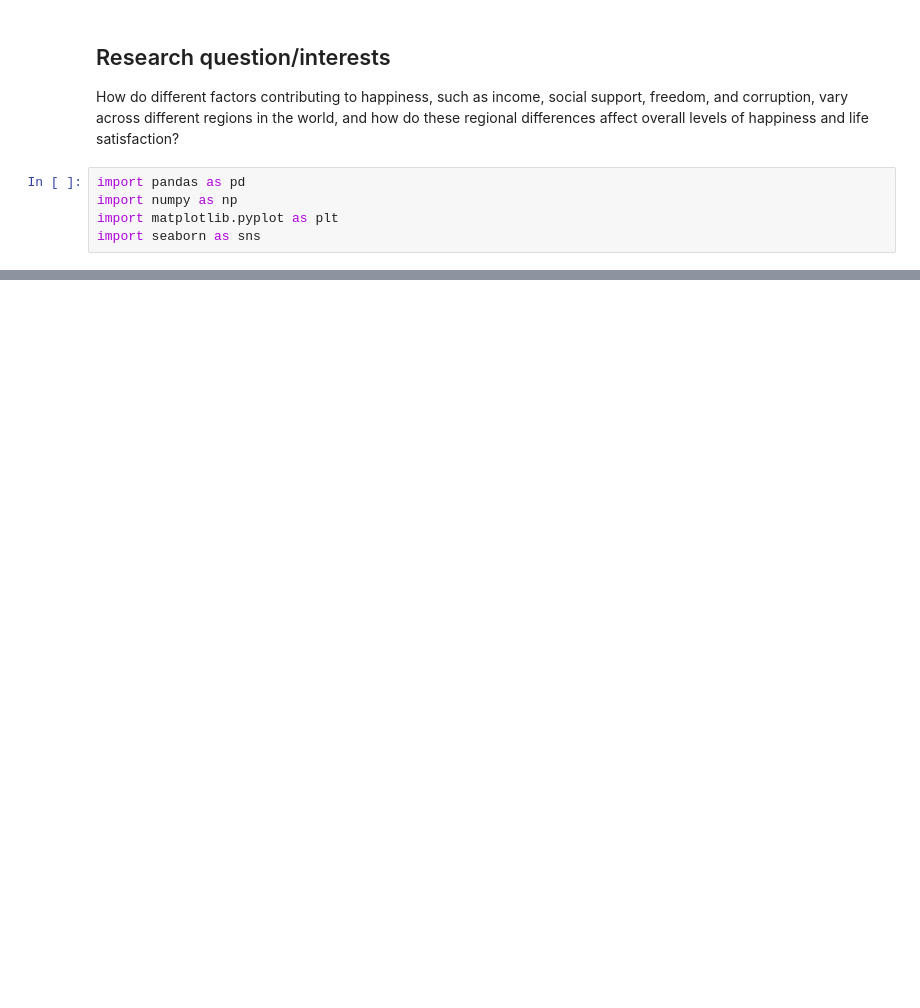
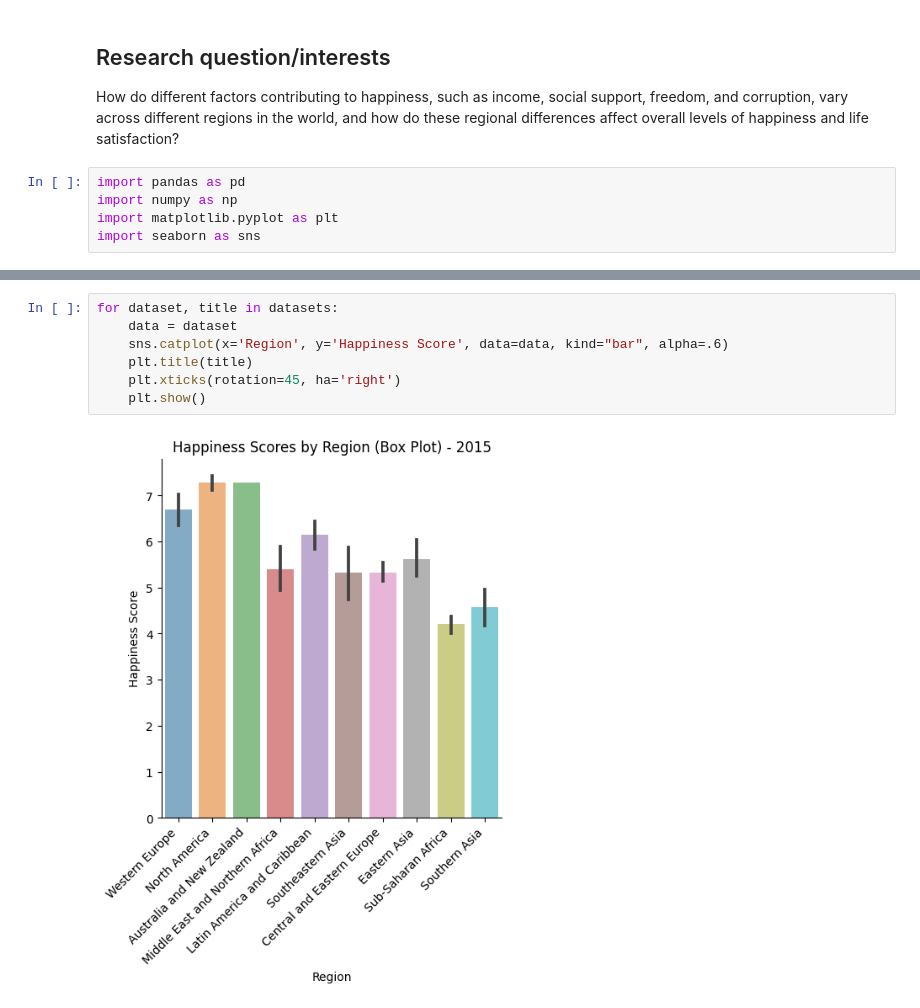
Before and after one commit to ubco-W2022T2-data301/project-group-group100, a Jupyter notebook: analysis/analysis2.ipynb, the cells around one changed output, grey strips where cells are left out. Cells and saved outputs as stored; diff of their text form; blank space fills up the shorter version.

```diff
--- a/analysis/analysis2.ipynb
+++ b/analysis/analysis2.ipynb
@@ -21,0 +45,9 @@ Raw_Data_2022 = pd.read_csv('../data/raw/Raw Data/2022.csv')
+# %%
+for dataset, title in datasets:
+    data = dataset
+    sns.catplot(x='Region', y='Happiness Score', data=data, kind="bar", alpha=.6)
+    plt.title(title)
+    plt.xticks(rotation=45, ha='right')
+    plt.show()
+# %% [output]
+[figure, added]
```
Also changed, not shown: parts of 5 cells of this notebook, 3 other files.
